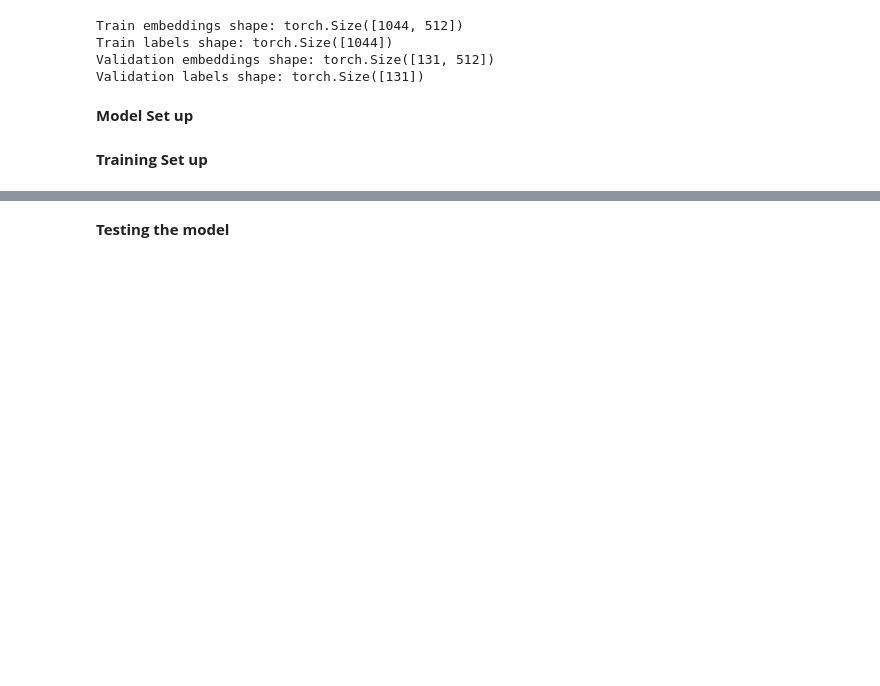
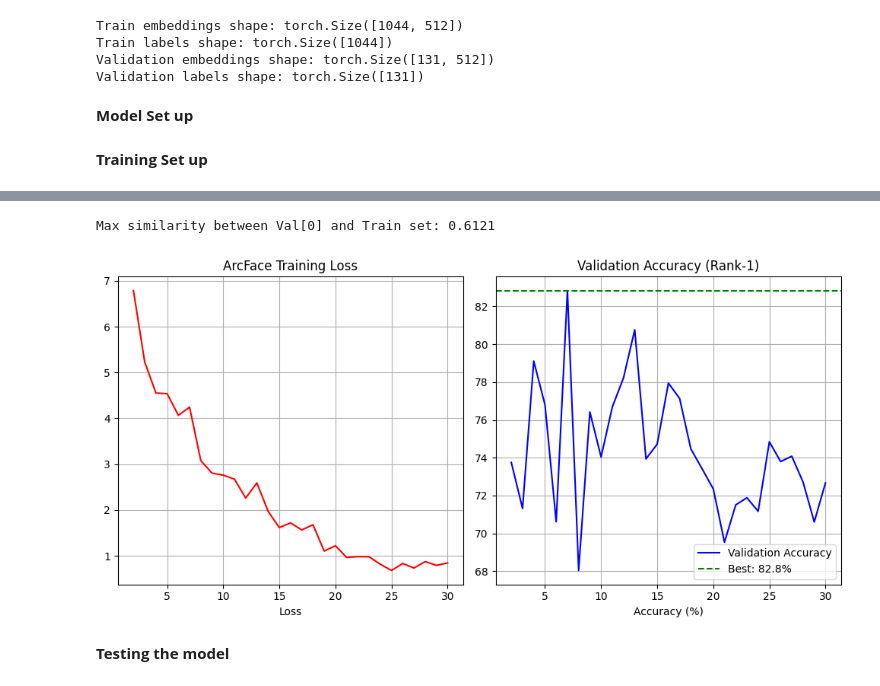
Before and after one commit to shamma315/dronefacerecognition, a Jupyter notebook: training.ipynb, the cells around one changed output, grey strips where cells are left out. Cells and saved outputs as stored; diff of their text form; code cells hidden in the pictures; blank space fills up the shorter version.

```diff
--- a/training.ipynb
+++ b/training.ipynb
@@ -275,3 +280,37 @@ Best validation accuracy: 2.29%
+# %%
+# Check if a validation image is identical to a training image
+sim = F.cosine_similarity(validation_embeddings_tensor[0].unsqueeze(0), train_embeddings_tensor)
+print(f"Max similarity between Val[0] and Train set: {sim.max().item():.4f}")
+# If this is > 0.99, you have data leakage.
+# %% [output]
+Max similarity between Val[0] and Train set: 0.6121
+# %%
+import matplotlib.pyplot as plt
+
+#show real performance from epoch 2 onwards. as first epoch is from pretrained-base
+epochs_to_show = range(2, len(history['train_loss']) + 1)
+plt.figure(figsize=(10,5))
+
+plt.subplot(1,2,1)
+plt.plot(epochs_to_show, (history['train_loss'][1:]), 'r' , label='Train Loss')
+plt.title('ArcFace Training Loss')
+plt.xlabel('Epochs')
+plt.xlabel('Loss')
+plt.grid(True)
+
+plt.subplot(1,2,2)
+plt.plot(epochs_to_show, history['val_acc'][1:], 'b-', label='Validation Accuracy')
+plt.axhline(y=best_valacc, color='g', linestyle= '--', label=f'Best: {best_valacc:.1f}%')
+plt.title('Validation Accuracy (Rank-1)')
+plt.xlabel('Epochs')
+plt.xlabel('Accuracy (%)')
+plt.grid(True)
+
+plt.legend()
+plt.tight_layout()
+plt.savefig('training_progress.png')
+# %% [output]
+[figure, added]
 # %% [markdown]
 **Testing the model**
 # %%
```
Also changed, not shown: parts of 9 cells of this notebook, 6 other files.
